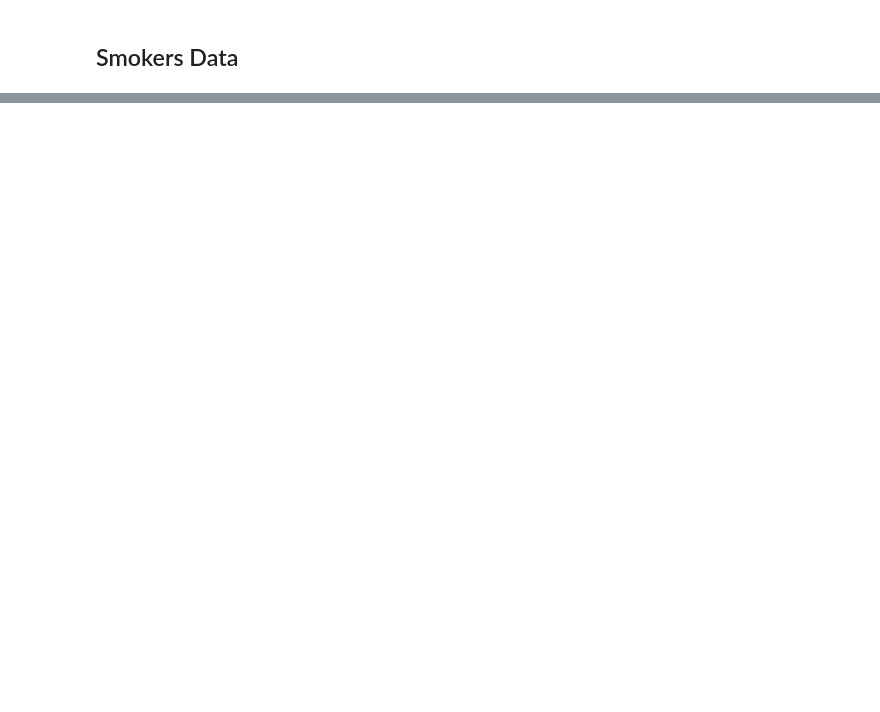
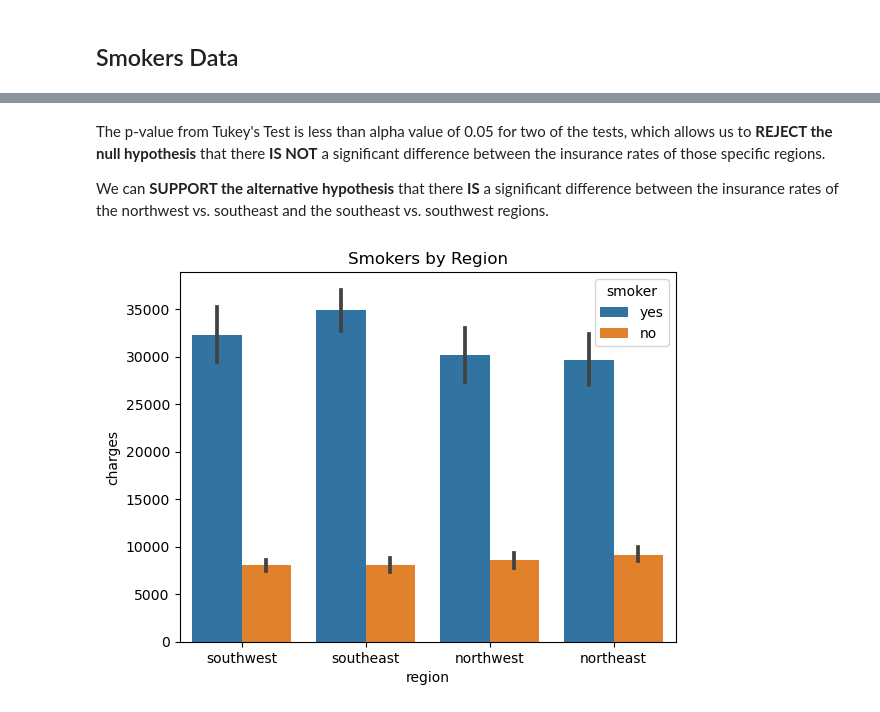
Before and after one commit to jaytrey777/Hypothesis-Testing-with-Insurance-Data, a Jupyter notebook: Hypothesis Testing with Insurance Data (Core).ipynb, the cells around one changed output, grey strips where cells are left out. Saved outputs shown, nothing was run; the diff lists cells and outputs as text; code cells hidden in the pictures; blank space fills up the shorter version.

```diff
--- a/Hypothesis Testing with Insurance Data (Core).ipynb
+++ b/Hypothesis Testing with Insurance Data (Core).ipynb
@@ -111,0 +536,9 @@ Show a supporting visualization that helps display the result
+# %% [markdown]
+The p-value from Tukey's Test is less than alpha value of 0.05 for two of the tests, which allows us to __REJECT the null hypothesis__ that there __IS NOT__ a significant difference between the insurance rates of those specific regions.
+
+We can __SUPPORT the alternative hypothesis__ that there __IS__ a significant difference between the insurance rates of the northwest vs. southeast and the southeast vs. southwest regions.
+# %%
+ax = sns.barplot(data = df, x = 'region', y = 'charges', hue = 'smoker')
+ax.set_title("Smokers by Region");
+# %% [output]
+[figure, added]
```
Also changed, not shown: parts of 80 cells of this notebook.
